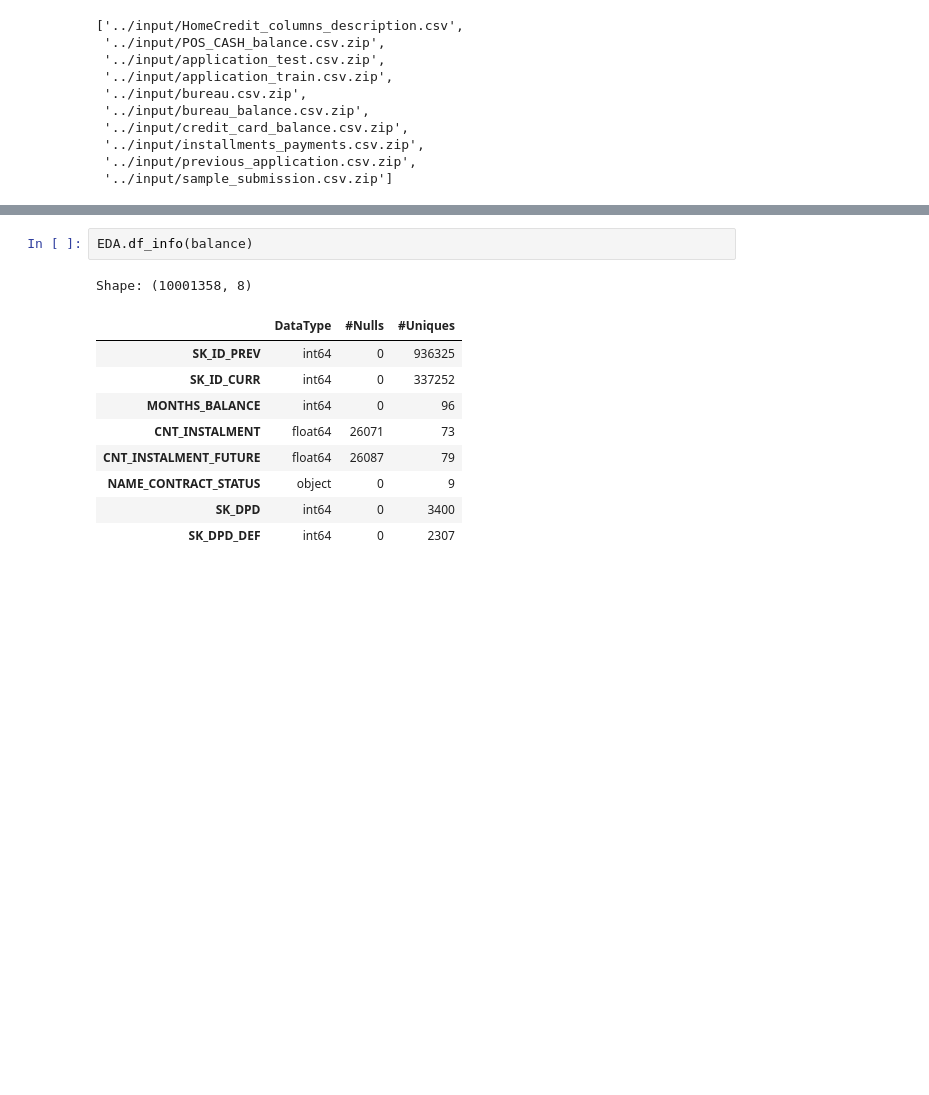
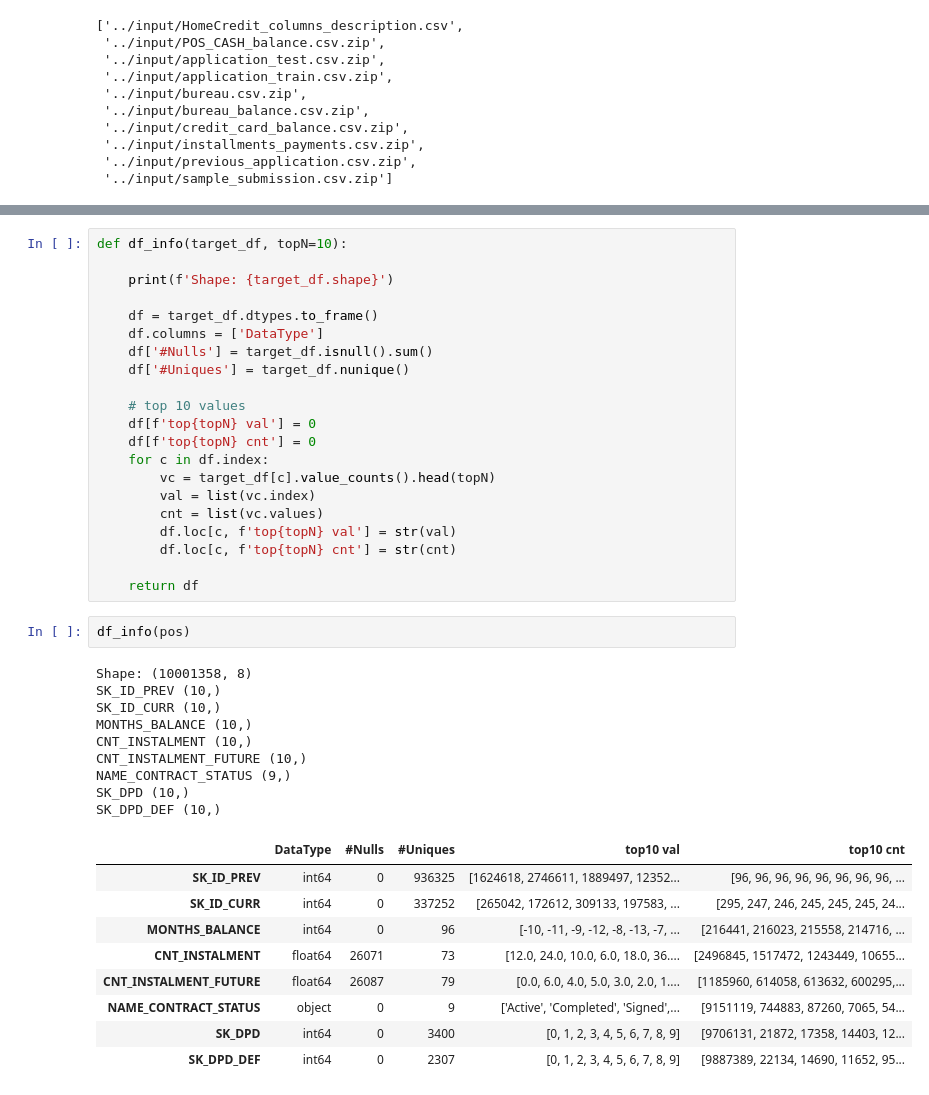
Before and after one commit to KazukiOnodera/Home-Credit-Default-Risk, a Jupyter notebook: py/EDA_004_POS_CASH_balance.ipynb, the cells around one changed output, grey strips where cells are left out. Cells and saved outputs as stored; diff of their text form; blank space fills up the shorter version.

```diff
--- a/py/EDA_002_POS_CASH_balance.ipynb
+++ b/py/EDA_004_POS_CASH_balance.ipynb
@@ -29,16 +29,45 @@ balance.head()
 | 2 | 1784872 | 397406 | -32 | 12.0 | 9.0 | Active | ... |
 | 3 | 1903291 | 269225 | -35 | 48.0 | 42.0 | Active | ... |
 | 4 | 2341044 | 334279 | -35 | 36.0 | 35.0 | Active | ... |
-# %%
-EDA.df_info(balance)
-# %% [output]
-Shape: (10001358, 8)
-|  | DataType | #Nulls | #Uniques |
-| SK_ID_PREV | int64 | 0 | 936325 |
-| SK_ID_CURR | int64 | 0 | 337252 |
-| MONTHS_BALANCE | int64 | 0 | 96 |
-| CNT_INSTALMENT | float64 | 26071 | 73 |
-| CNT_INSTALMENT_FUTURE | float64 | 26087 | 79 |
-| NAME_CONTRACT_STATUS | object | 0 | 9 |
-| SK_DPD | int64 | 0 | 3400 |
-| SK_DPD_DEF | int64 | 0 | 2307 |
+# %%
+def df_info(target_df, topN=10):
+
+    print(f'Shape: {target_df.shape}')
+
+    df = target_df.dtypes.to_frame()
+    df.columns = ['DataType']
+    df['#Nulls'] = target_df.isnull().sum()
+    df['#Uniques'] = target_df.nunique()
+
+    # top 10 values
+    df[f'top{topN} val'] = 0
+    df[f'top{topN} cnt'] = 0
+    for c in df.index:
+        vc = target_df[c].value_counts().head(topN)
+        val = list(vc.index)
+        cnt = list(vc.values)
+        df.loc[c, f'top{topN} val'] = str(val)
+        df.loc[c, f'top{topN} cnt'] = str(cnt)
+
+    return df
+# %%
+df_info(pos)
+# %% [output]
+Shape: (10001358, 8)
+SK_ID_PREV (10,)
+SK_ID_CURR (10,)
+MONTHS_BALANCE (10,)
+CNT_INSTALMENT (10,)
+CNT_INSTALMENT_FUTURE (10,)
+NAME_CONTRACT_STATUS (9,)
+SK_DPD (10,)
+SK_DPD_DEF (10,)
+|  | DataType | #Nulls | #Uniques | top10 val | top10 cnt |
+| SK_ID_PREV | int64 | 0 | 936325 | [1624618, 2746611, 1889497, 12352... | [96, 96, 96, 96, 96, 96, 96, 96, ... |
+| SK_ID_CURR | int64 | 0 | 337252 | [265042, 172612, 309133, 197583, ... | [295, 247, 246, 245, 245, 245, 24... |
+| MONTHS_BALANCE | int64 | 0 | 96 | [-10, -11, -9, -12, -8, -13, -7, ... | [216441, 216023, 215558, 214716, ... |
+| CNT_INSTALMENT | float64 | 26071 | 73 | [12.0, 24.0, 10.0, 6.0, 18.0, 36.... | [2496845, 1517472, 1243449, 10655... |
+| CNT_INSTALMENT_FUTURE | float64 | 26087 | 79 | [0.0, 6.0, 4.0, 5.0, 3.0, 2.0, 1.... | [1185960, 614058, 613632, 600295,... |
+| NAME_CONTRACT_STATUS | object | 0 | 9 | ['Active', 'Completed', 'Signed',... | [9151119, 744883, 87260, 7065, 54... |
+| SK_DPD | int64 | 0 | 3400 | [0, 1, 2, 3, 4, 5, 6, 7, 8, 9] | [9706131, 21872, 17358, 14403, 12... |
+| SK_DPD_DEF | int64 | 0 | 2307 | [0, 1, 2, 3, 4, 5, 6, 7, 8, 9] | [9887389, 22134, 14690, 11652, 95... |
```
Also changed, not shown: parts of 13 cells of this notebook, 11 other files.
